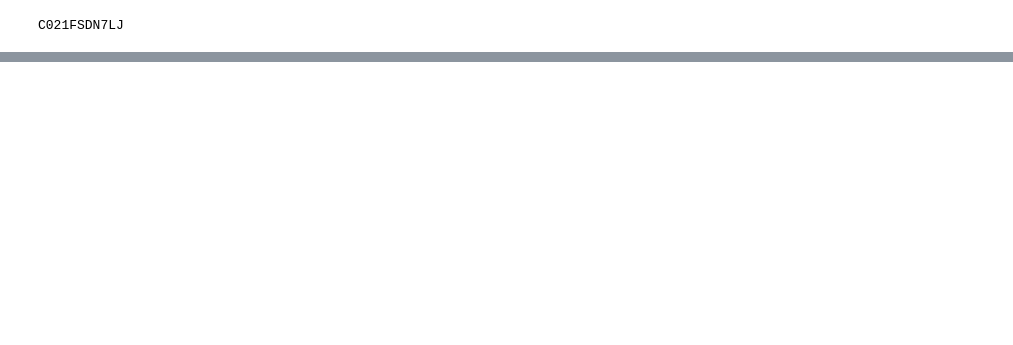
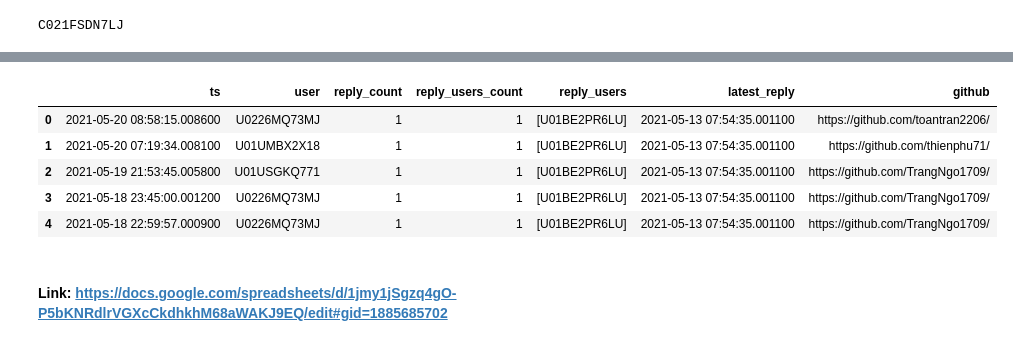
Before and after one commit to anhdanggit/atom-assignments, a Jupyter notebook: assignment_3/assignment_3_ngocha.ipynb, the cells around one changed output, grey strips where cells are left out. Cells and saved outputs as stored; diff of their text form; code cells hidden in the pictures; blank space fills up the shorter version.

```diff
--- a/assignment_3/assignment_3_ngocha.ipynb
+++ b/assignment_3/assignment_3_ngocha.ipynb
@@ -107,6 +133,6 @@ C021FSDN7LJ
 # %%
 endpoint = "https://slack.com/api/conversations.history"
-data = {"channel": "C01U6P7LZ8F"} ## This is ID of assignment#1 channel
+data = {"channel": "C021FSDN7LJ"} ## This is ID of assignment#1 channel
 headers = {"Authorization": "Bearer {}".format(os.environ['SLACK_BEARER_TOKEN'])}
 # %%
 response_json = requests.post(endpoint, data=data, headers=headers).json()
@@ -139,21 +160,31 @@ range(0, 69)
 
 ## Summarize all submitted assignments + reviews cnt
 not_learners_id = ['U01BE2PR6LU'] # -> Remove MA from the user_id
-msg_dict = {'latest_reply':[], 'reply_count': [], 'reply_users_count': [], 'reply_users': [], 'github': []  }
+msg_dict = {'ts':[], 'user':[], 'reply_count': [], 'reply_users_count': [], 'reply_users': [], 'latest_reply':[], 'github': []  }
 
 for i in range(len(msg_ls)):
+  ts = dt.fromtimestamp(float(msg_ls[i]['ts']))
   user = msg_ls[i]['user'] # -> Lấy thông tin người post messages
   if user not in not_learners_id:
-    if 'attachments' in msg_ls[i].keys():
+
       #print(msg_ls[i].keys())
       text = msg_ls[i]['text']
       github_link = re.findall('(?:https?://)?(?:www[.])?github[.]com/[\w-]+/?', text) #-> Submission là các message có link github
-      #print(msg_ls[i])
-      if len(github_link) > 0: msg_dict['github'].append(github_link[0])
-      if 'reply_count' in msg_ls[i].keys(): msg_dict['reply_count'].append(msg_ls[i]['reply_count']) #-> Extract số review
-      if 'reply_users_count' in msg_ls[i].keys(): msg_dict['reply_users_count'].append(msg_ls[i]['reply_users_count'])
-      if 'reply_users' in msg_ls[i].keys(): msg_dict['reply_users'].append(msg_ls[i]['reply_users'])
-      if 'latest_reply' in msg_ls[i].keys(): msg_dict['latest_reply'].append(dt.fromtimestamp(float(msg_ls[i]['latest_reply'])))
+      # print(msg_ls[i])
+      if len(github_link) > 0: github = github_link[0]
+      if 'reply_count' in msg_ls[i].keys(): reply_count = msg_ls[i]['reply_count'] #-> Extract số review
+      if 'reply_users_count' in msg_ls[i].keys(): reply_users_count = msg_ls[i]['reply_users_count']
+      if 'reply_users' in msg_ls[i].keys(): reply_users = msg_ls[i]['reply_users']
+      if 'latest_reply' in msg_ls[i].keys(): latest_reply = dt.fromtimestamp(float(msg_ls[i]['latest_reply']))
+      tuples = (ts, user, reply_count, reply_users_count, reply_users, latest_reply, github)
+      msg_dict['ts'].append(ts)
+      msg_dict['user'].append(user)
+      msg_dict['reply_count'].append(reply_count)
+      msg_dict['reply_users_count'].append(reply_users_count)
+      msg_dict['reply_users'].append(reply_users)
+      msg_dict['latest_reply'].append(latest_reply)
+      msg_dict['github'].append(github)
+
 msg_df = pd.DataFrame(msg_dict)
-print(msg_df)
+msg_df.head(5)
 # %% [output]
@@ -177,3 +191,9 @@ print(msg_df)
+|  | ts | user | reply_count | reply_users_count | reply_users | latest_reply | github |
+| 0 | 2021-05-20 08:58:15.008600 | U0226MQ73MJ | 1 | 1 | [U01BE2PR6LU] | 2021-05-13 07:54:35.001100 | https://github.com/toantran2206/ |
+| 1 | 2021-05-20 07:19:34.008100 | U01UMBX2X18 | 1 | 1 | [U01BE2PR6LU] | 2021-05-13 07:54:35.001100 | https://github.com/thienphu71/ |
+| 2 | 2021-05-19 21:53:45.005800 | U01USGKQ771 | 1 | 1 | [U01BE2PR6LU] | 2021-05-13 07:54:35.001100 | https://github.com/TrangNgo1709/ |
+| 3 | 2021-05-18 23:45:00.001200 | U0226MQ73MJ | 1 | 1 | [U01BE2PR6LU] | 2021-05-13 07:54:35.001100 | https://github.com/TrangNgo1709/ |
+| 4 | 2021-05-18 22:59:57.000900 | U0226MQ73MJ | 1 | 1 | [U01BE2PR6LU] | 2021-05-13 07:54:35.001100 | https://github.com/TrangNgo1709/ |
 # %%
 # ACCES GOOGLE SHEET
 sheet_index_no1 = 1
@@ -182,3 +202,5 @@ sh1 = gc.open_by_key(spreadsheet_key)
 worksheet1 = sh1.get_worksheet(sheet_index_no1) #-> 0 - first sheet, 1 - second sheet
 # APPEND DATA TO SHEET
 set_with_dataframe(worksheet1,msg_df)
+# %% [markdown]
+#### Link: https://docs.google.com/spreadsheets/d/1jmy1jSgzq4gO-P5bKNRdlrVGXcCkdhkhM68aWAKJ9EQ/edit#gid=1885685702
```
Also changed, not shown: parts of 16 cells of this notebook.
